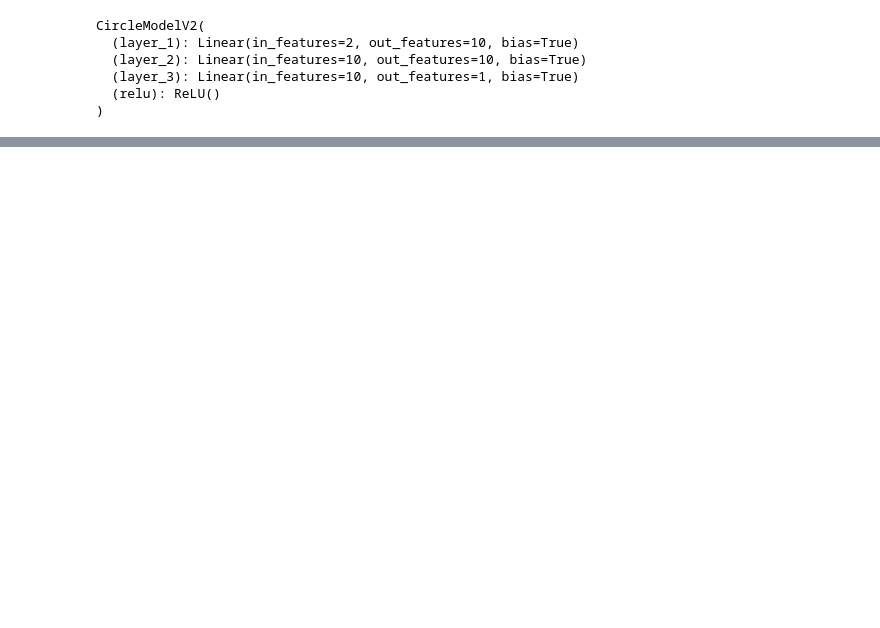
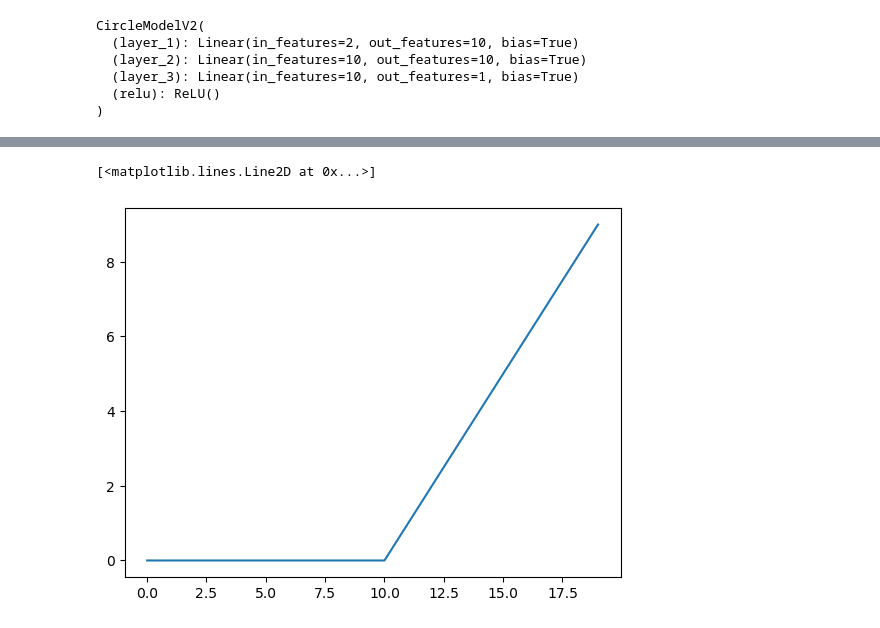
Before and after one commit to devdezzies/deep-learning-with-pytorch, a Jupyter notebook: materials/02_pytorch_classification.ipynb, the cells around one changed output, grey strips where cells are left out. Drawn from its saved outputs; the diff is of its cells as text; code cells hidden in the pictures; blank space fills up the shorter version.

```diff
--- a/materials/02_pytorch_classification.ipynb
+++ b/materials/02_pytorch_classification.ipynb
@@ -622,0 +650,6 @@ plot_decision_boundary(model_2, X_test, y_test)
+# %%
+built_in = nn.ReLU()
+plt.plot(built_in(A))
+# %% [output]
+[<matplotlib.lines.Line2D at 0x...>]
+[figure, added]
```
Also changed, not shown: parts of 37 cells of this notebook.
